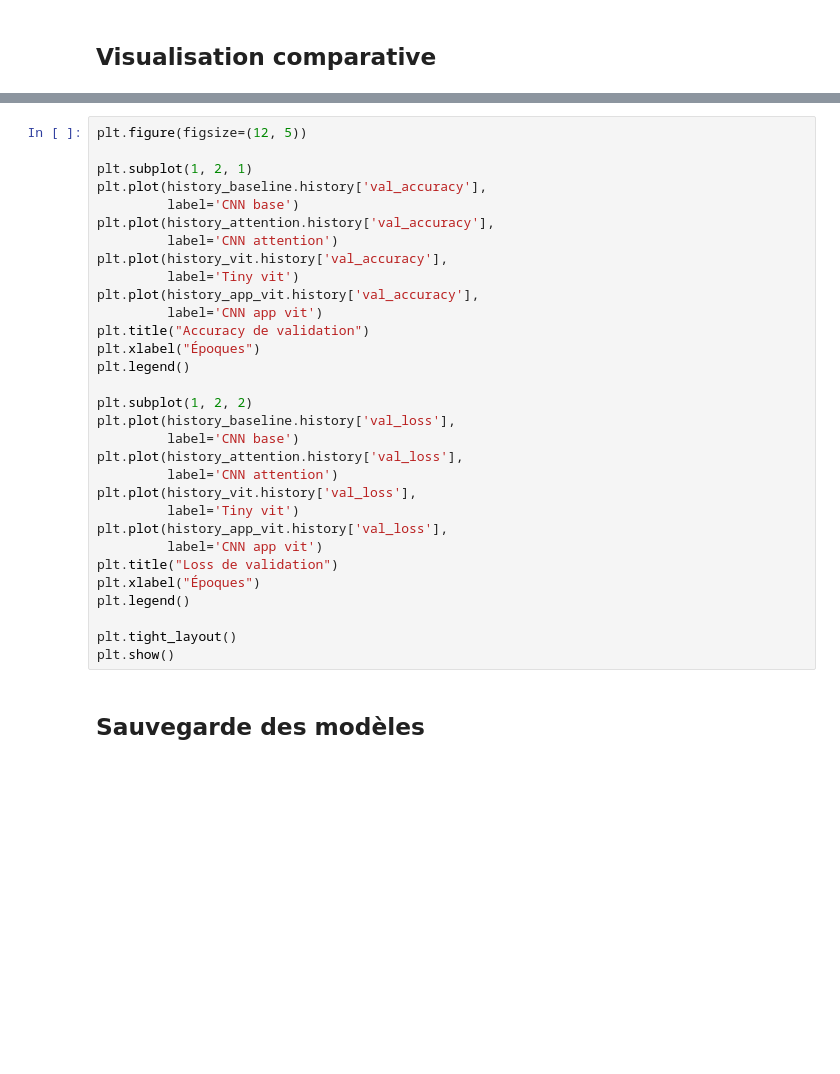
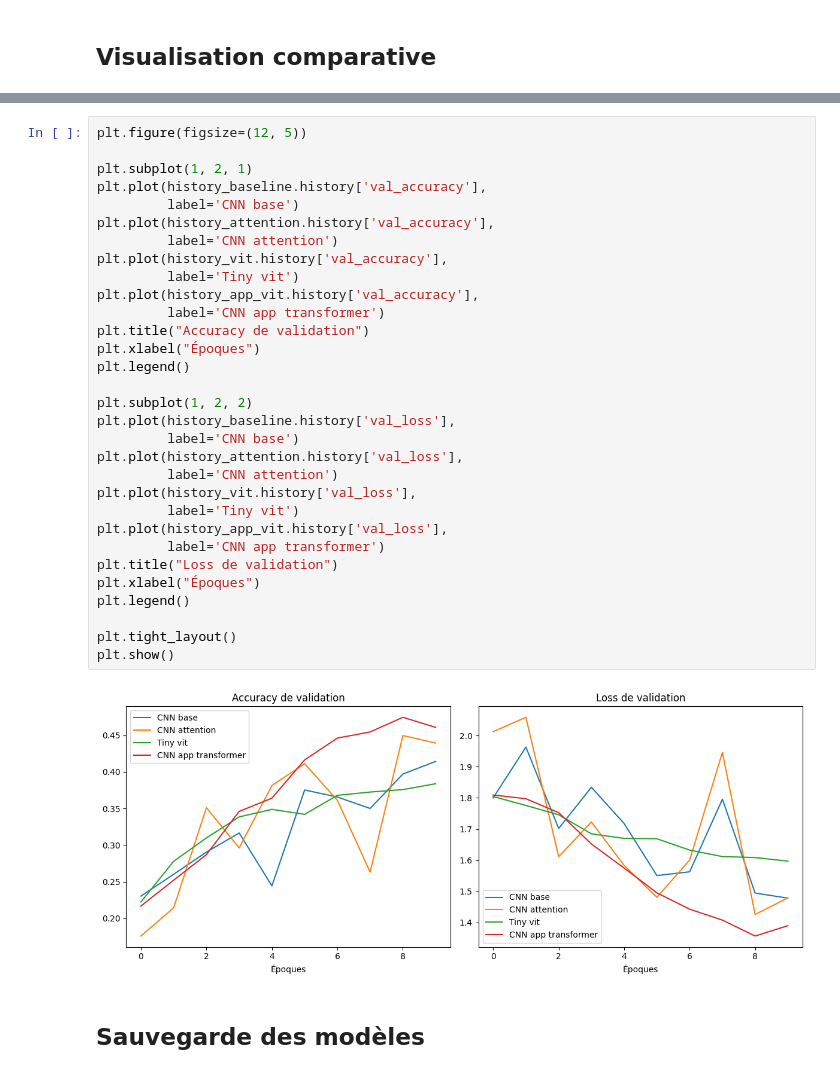
Before and after one commit to AinatianaIAM/Projet-final-M2, a Jupyter notebook: Facial_emotion_recognition_modele.ipynb, the cells around one changed output, grey strips where cells are left out. Drawn from its saved outputs; the diff is of its cells as text; blank space fills up the shorter version.

```diff
--- a/Facial_emotion_recognition_modele.ipynb
+++ b/Facial_emotion_recognition_modele.ipynb
@@ -1011,34 +1070,36 @@ plt.show()
 # %%
 plt.figure(figsize=(12, 5))
 
 plt.subplot(1, 2, 1)
 plt.plot(history_baseline.history['val_accuracy'],
          label='CNN base')
 plt.plot(history_attention.history['val_accuracy'],
          label='CNN attention')
 plt.plot(history_vit.history['val_accuracy'],
          label='Tiny vit')
 plt.plot(history_app_vit.history['val_accuracy'],
-         label='CNN app vit')
+         label='CNN app transformer')
 plt.title("Accuracy de validation")
 plt.xlabel("Époques")
 plt.legend()
 
 plt.subplot(1, 2, 2)
 plt.plot(history_baseline.history['val_loss'],
          label='CNN base')
 plt.plot(history_attention.history['val_loss'],
          label='CNN attention')
 plt.plot(history_vit.history['val_loss'],
          label='Tiny vit')
 plt.plot(history_app_vit.history['val_loss'],
-         label='CNN app vit')
+         label='CNN app transformer')
 plt.title("Loss de validation")
 plt.xlabel("Époques")
 plt.legend()
 
 plt.tight_layout()
 plt.show()
+# %% [output]
+[figure, added]
 # %% [markdown]
 ## Sauvegarde des modèles
 # %%
```
Also changed, not shown: parts of 6 cells of this notebook.
